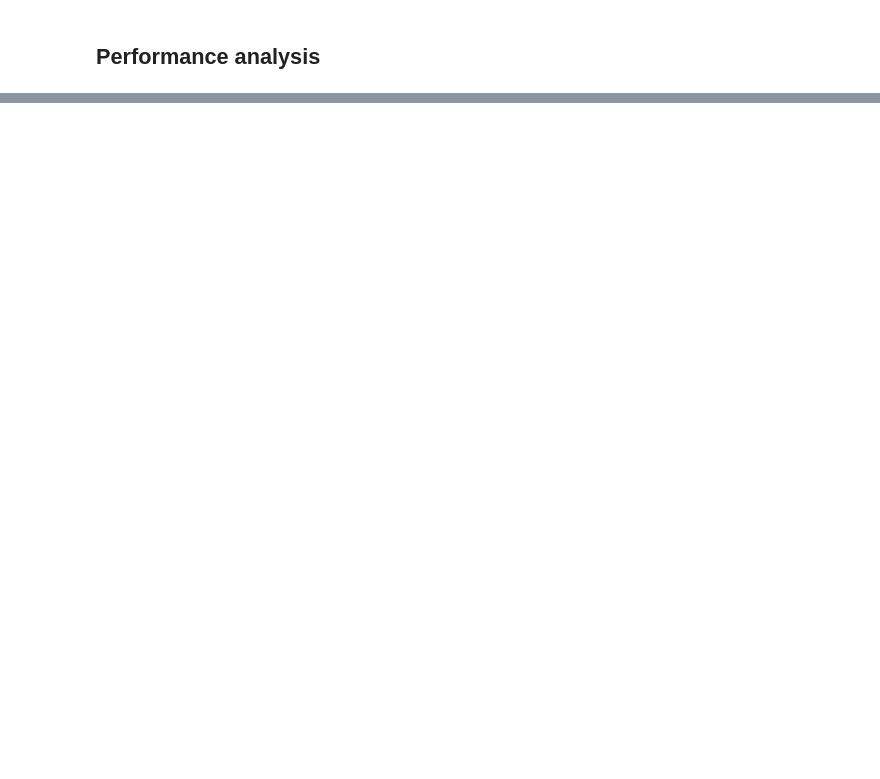
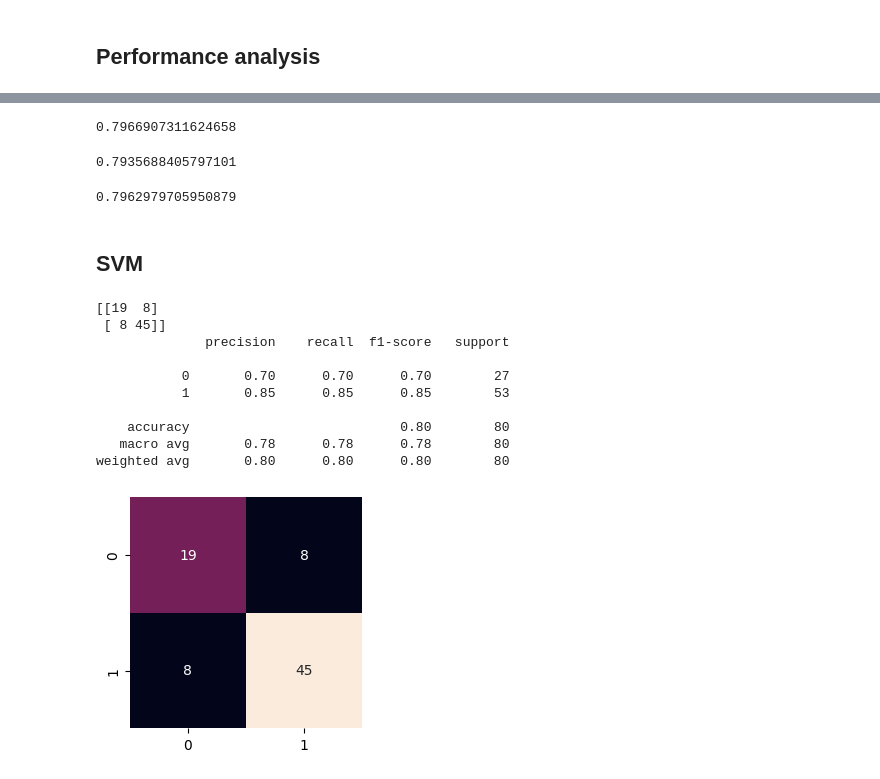
Before and after one commit to JalalChowdhury/heart-disease-feature-selection-based, a Jupyter notebook: Heart_disease_implementation.ipynb, the cells around one changed output, grey strips where cells are left out. Cells and saved outputs as stored; diff of their text form; code cells hidden in the pictures; blank space fills up the shorter version.

```diff
--- a/Final_Heart_disease.ipynb
+++ b/Heart_disease_implementation.ipynb
@@ -1464,0 +1724,22 @@ plot_confusion(y_test,lrgs_predict)
+# %%
+# Plot Area under the curve for Logistic Modek
+lrgs_predict = dt.predict(X_test)
+
+# confusion matrix
+print(confusion_matrix(y_test,lrgs_predict))
+
+
+def plot_confusion(y_test,lrgs_predict):
+    fig,ax = plt.subplots(figsize=(3,3))
+    ax = sns.heatmap(confusion_matrix(y_test,lrgs_predict),
+                     annot =True,
+                     cbar = False
+                    )
+
+plot_confusion(y_test,lrgs_predict)
+
+
+# Classifican report
+print(classification_report(y_test,lrgs_predict))
+
+dt.best_params_
@@ -1464,0 +1773,57 @@ plot_confusion(y_test,lrgs_predict)
+# %%
+# cross validation precision
+cv_precision = cross_val_score(lr_new, X, y, cv=20, scoring = 'precision')
+cv_precision = cv_precision.mean()
+cv_precision
+# %% [output]
+0.7966907311624658
+# %%
+# cross validation recall
+
+cv_recall = cross_val_score(lr_new, X, y, cv=20, scoring = 'recall')
+cv_recall = cv_recall.mean()
+cv_recall
+# %% [output]
+0.7935688405797101
+# %%
+# cross validation f1
+
+cv_f1 = cross_val_score(lr_new, X, y, cv=20, scoring = 'f1')
+cv_f1 = cv_f1.mean()
+cv_f1
+# %% [output]
+0.7962979705950879
+# %% [markdown]
+## SVM
+# %%
+# Plot Area under the curve for Logistic Modek
+lrgs_predict = svm_rs.predict(X_test)
+
+# confusion matrix
+print(confusion_matrix(y_test,lrgs_predict))
+
+
+def plot_confusion(y_test,lrgs_predict):
+    fig,ax = plt.subplots(figsize=(3,3))
+    ax = sns.heatmap(confusion_matrix(y_test,lrgs_predict),
+                     annot =True,
+                     cbar = False
+                    )
+
+plot_confusion(y_test,lrgs_predict)
+
+
+# Classifican report
+print(classification_report(y_test,lrgs_predict))
+# %% [output]
+[[19  8]
+ [ 8 45]]
+              precision    recall  f1-score   support
+
+           0       0.70      0.70      0.70        27
+           1       0.85      0.85      0.85        53
+
+    accuracy                           0.80        80
+   macro avg       0.78      0.78      0.78        80
+weighted avg       0.80      0.80      0.80        80
+[figure, added]
```
Also changed, not shown: parts of 76 cells of this notebook, 1 other file.
